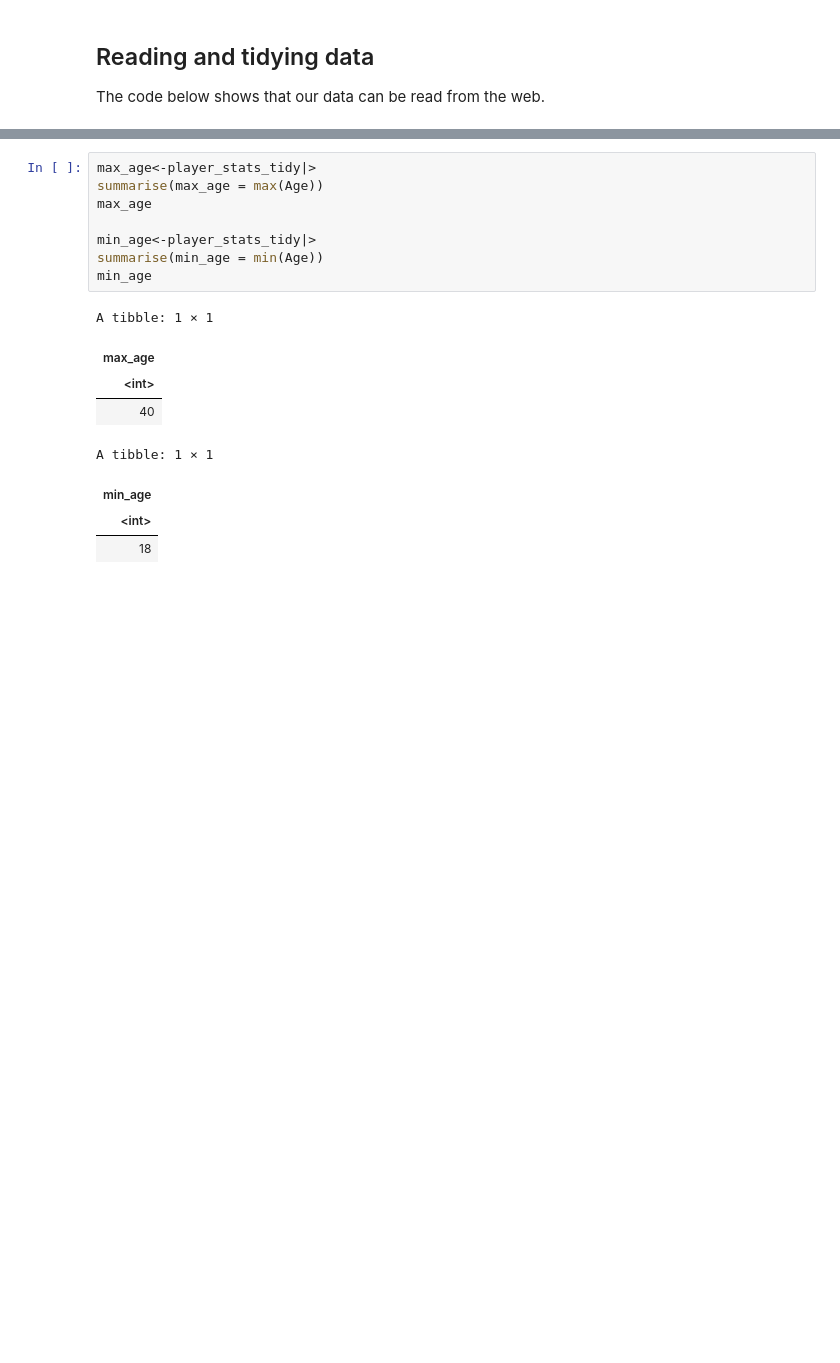
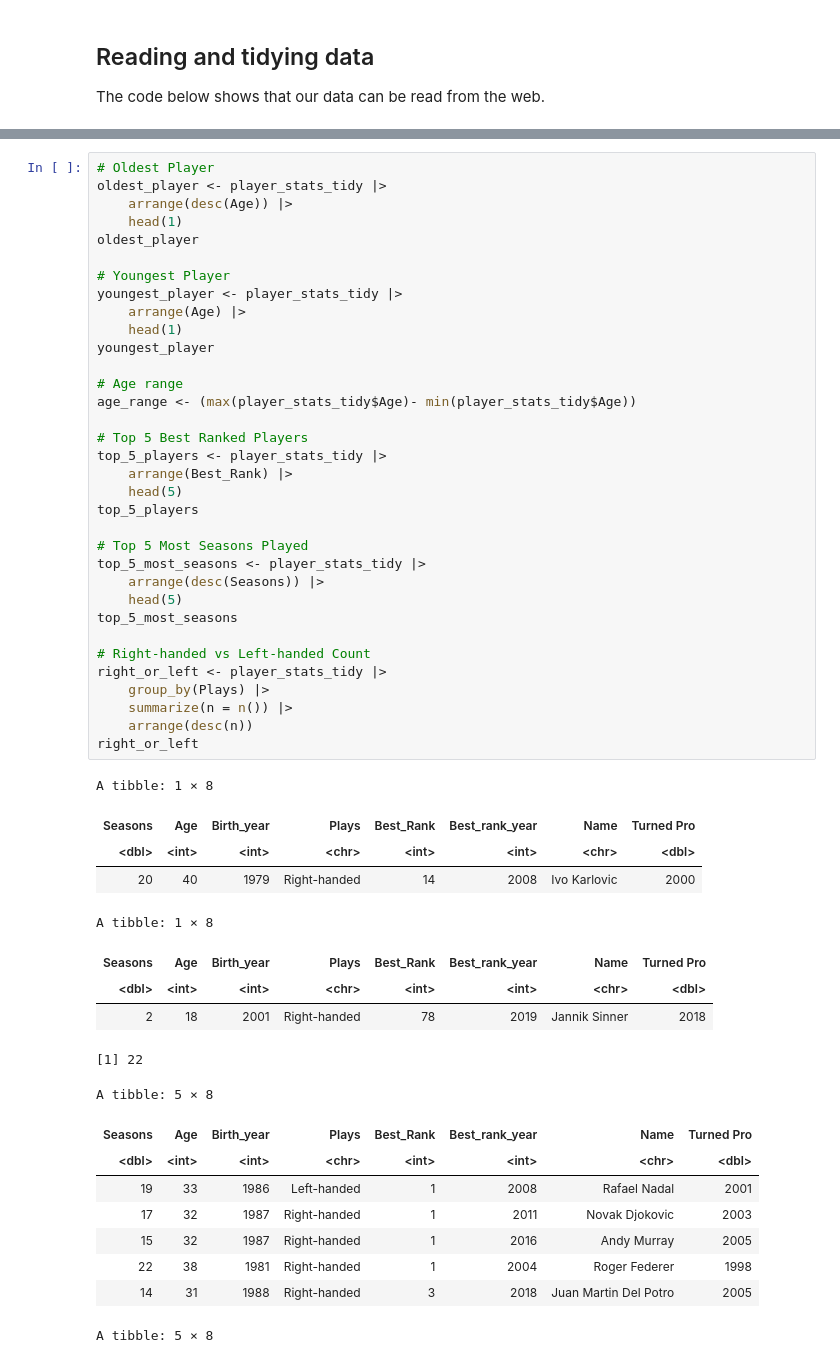
Before and after one commit to renlovette/dsci-100-group-176, a Jupyter notebook: PROJECT PROPOSAL.ipynb, the cells around one changed output, grey strips where cells are left out. Cells and saved outputs as stored; diff of their text form; blank space fills up the shorter version.

```diff
--- a/PROJECT PROPOSAL.ipynb
+++ b/PROJECT PROPOSAL.ipynb
@@ -85,17 +82,53 @@ A tibble: 242 × 8
 # %%
-max_age<-player_stats_tidy|>
-summarise(max_age = max(Age))
-max_age
+# Oldest Player
+oldest_player <- player_stats_tidy |>
+    arrange(desc(Age)) |>
+    head(1)
+oldest_player
 
-min_age<-player_stats_tidy|>
-summarise(min_age = min(Age))
-min_age
+# Youngest Player
+youngest_player <- player_stats_tidy |>
+    arrange(Age) |>
+    head(1)
+youngest_player
+
+# Age range
+age_range <- (max(player_stats_tidy$Age)- min(player_stats_tidy$Age))
+
+# Top 5 Best Ranked Players
+top_5_players <- player_stats_tidy |>
+    arrange(Best_Rank) |>
+    head(5)
+top_5_players
+
+# Top 5 Most Seasons Played
+top_5_most_seasons <- player_stats_tidy |>
+    arrange(desc(Seasons)) |>
+    head(5)
+top_5_most_seasons
+
+# Right-handed vs Left-handed Count
+right_or_left <- player_stats_tidy |>
+    group_by(Plays) |>
+    summarize(n = n()) |>
+    arrange(desc(n))
+right_or_left
 # %% [output]
-A tibble: 1 × 1
+A tibble: 1 × 8
-| max_age |
-| <int> |
-| 40 |
+| Seasons | Age | Birth_year | Plays | Best_Rank | Best_rank_year | Name | Turned Pro |
+| <dbl> | <int> | <int> | <chr> | <int> | <int> | <chr> | <dbl> |
+| 20 | 40 | 1979 | Right-handed | 14 | 2008 | Ivo Karlovic | 2000 |
-A tibble: 1 × 1
+A tibble: 1 × 8
-| min_age |
-| <int> |
-| 18 |
+| Seasons | Age | Birth_year | Plays | Best_Rank | Best_rank_year | Name | Turned Pro |
+| <dbl> | <int> | <int> | <chr> | <int> | <int> | <chr> | <dbl> |
+| 2 | 18 | 2001 | Right-handed | 78 | 2019 | Jannik Sinner | 2018 |
+[1] 22
+A tibble: 5 × 8
+| Seasons | Age | Birth_year | Plays | Best_Rank | Best_rank_year | Name | Turned Pro |
+| <dbl> | <int> | <int> | <chr> | <int> | <int> | <chr> | <dbl> |
+| 19 | 33 | 1986 | Left-handed | 1 | 2008 | Rafael Nadal | 2001 |
+| 17 | 32 | 1987 | Right-handed | 1 | 2011 | Novak Djokovic | 2003 |
+| 15 | 32 | 1987 | Right-handed | 1 | 2016 | Andy Murray | 2005 |
+| 22 | 38 | 1981 | Right-handed | 1 | 2004 | Roger Federer | 1998 |
+| 14 | 31 | 1988 | Right-handed | 3 | 2018 | Juan Martin Del Potro | 2005 |
+A tibble: 5 × 8
```
Also changed, not shown: parts of 9 cells of this notebook, 2 other files.
